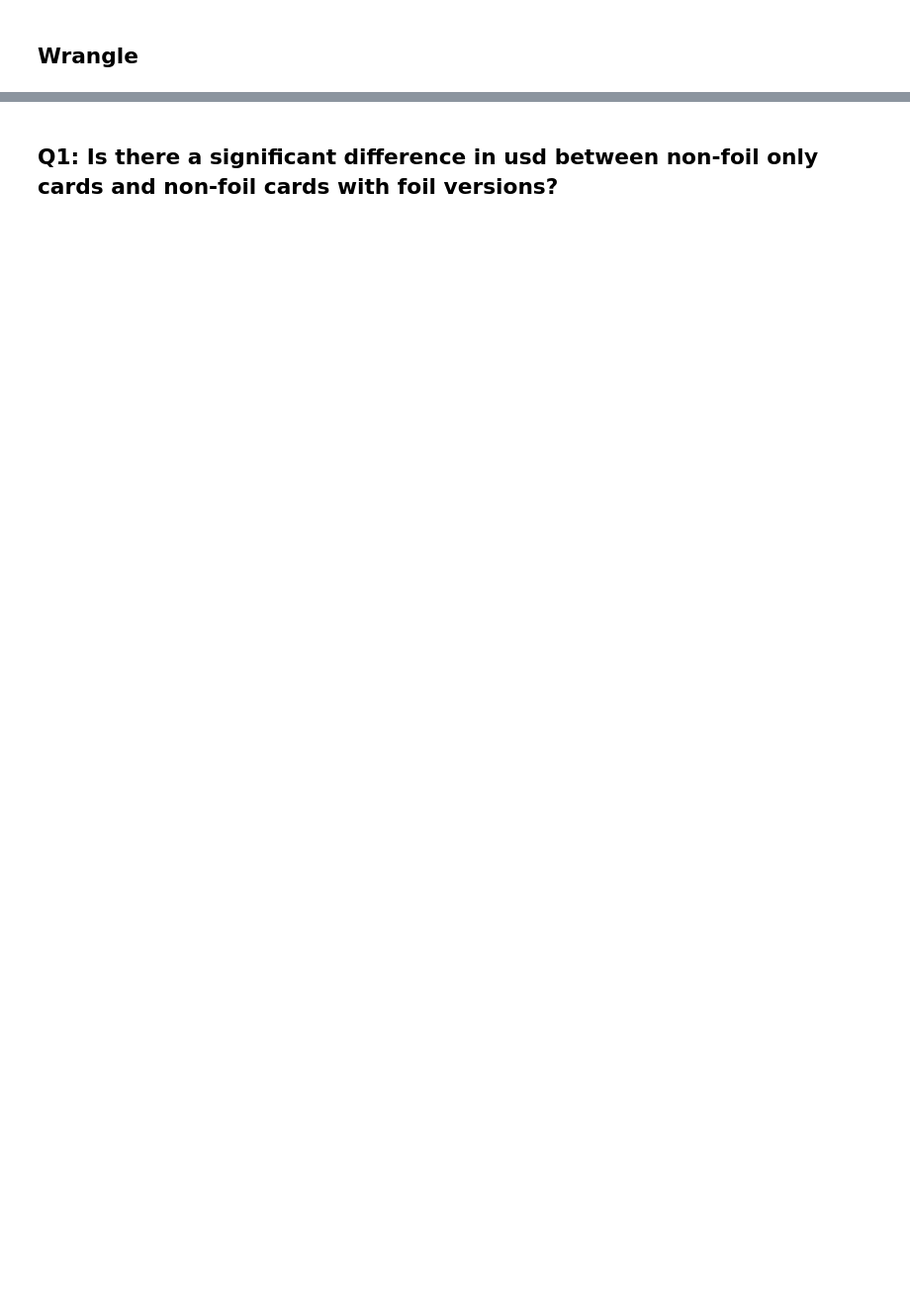
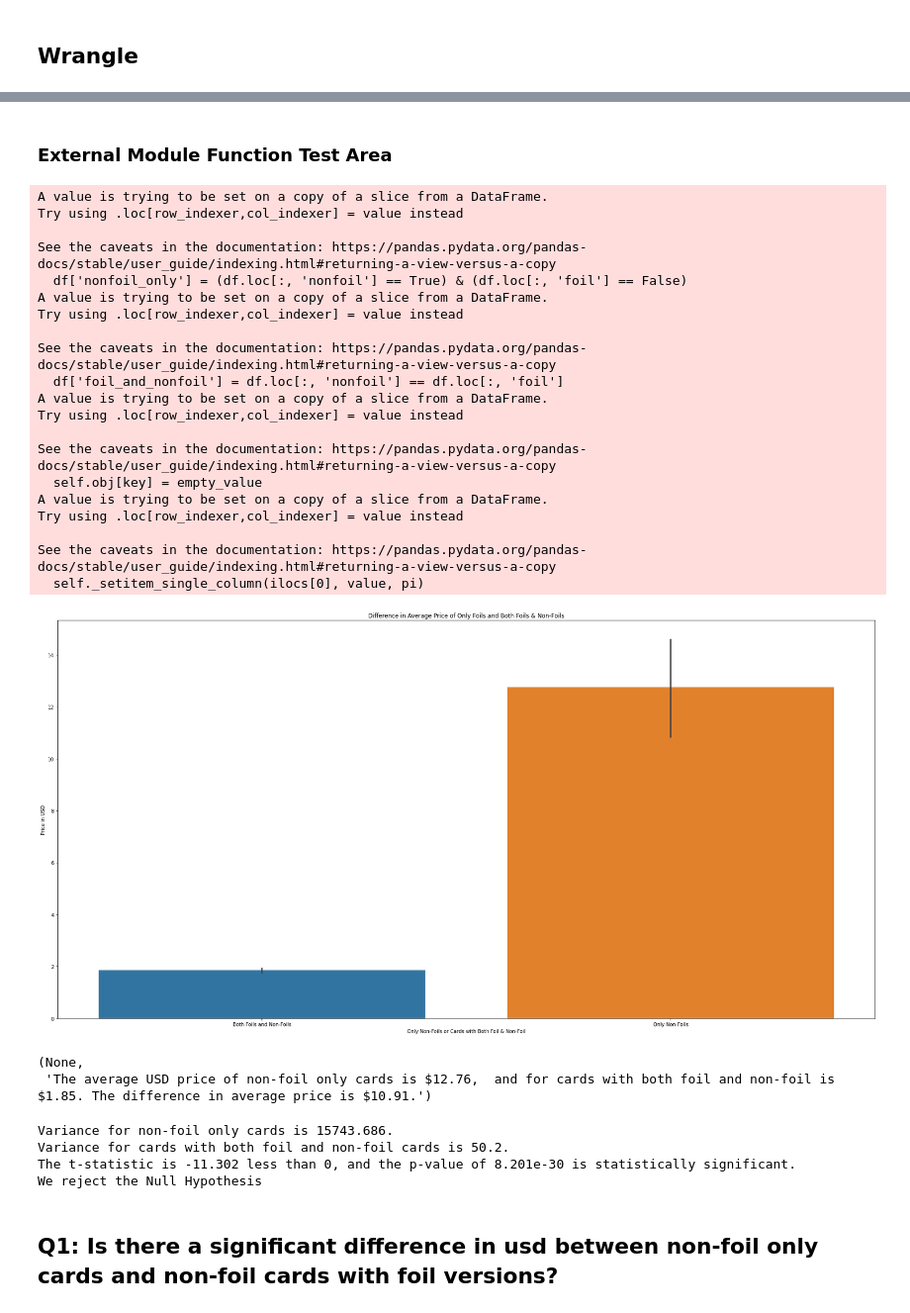
Before and after one commit to Jemison-DavidJasonStephenVasiliy/MTG-Project, a Jupyter notebook: Jason/new_scratchbook.ipynb, the cells around one changed output, grey strips where cells are left out. Shown at 99% size. Drawn from its saved outputs; the diff is of its cells as text; code cells hidden in the pictures; blank space fills up the shorter version.

```diff
--- a/Jason/new_scratchbook.ipynb
+++ b/Jason/new_scratchbook.ipynb
@@ -34,3 +50,38 @@ train.shape, validate.shape, test.shape
+# %% [markdown]
+### External Module Function Test Area
+# %%
+explore.nonfoil_only_or_not_viz(train)
+# %% [output]
+A value is trying to be set on a copy of a slice from a DataFrame.
+Try using .loc[row_indexer,col_indexer] = value instead
+
+See the caveats in the documentation: https://pandas.pydata.org/pandas-docs/stable/user_guide/indexing.html#returning-a-view-versus-a-copy
+  df['nonfoil_only'] = (df.loc[:, 'nonfoil'] == True) & (df.loc[:, 'foil'] == False)
+A value is trying to be set on a copy of a slice from a DataFrame.
+Try using .loc[row_indexer,col_indexer] = value instead
+
+See the caveats in the documentation: https://pandas.pydata.org/pandas-docs/stable/user_guide/indexing.html#returning-a-view-versus-a-copy
+  df['foil_and_nonfoil'] = df.loc[:, 'nonfoil'] == df.loc[:, 'foil']
+A value is trying to be set on a copy of a slice from a DataFrame.
+Try using .loc[row_indexer,col_indexer] = value instead
+
+See the caveats in the documentation: https://pandas.pydata.org/pandas-docs/stable/user_guide/indexing.html#returning-a-view-versus-a-copy
+  self.obj[key] = empty_value
+A value is trying to be set on a copy of a slice from a DataFrame.
+Try using .loc[row_indexer,col_indexer] = value instead
+
+See the caveats in the documentation: https://pandas.pydata.org/pandas-docs/stable/user_guide/indexing.html#returning-a-view-versus-a-copy
+  self._setitem_single_column(ilocs[0], value, pi)
+[figure, added]
+(None,
+ 'The average USD price of non-foil only cards is $12.76,  and for cards with both foil and non-foil is $1.85. The difference in average price is $10.91.')
+# %%
+explore.q1_hypothesis_test(train)
+# %% [output]
+Variance for non-foil only cards is 15743.686.
+Variance for cards with both foil and non-foil cards is 50.2.
+The t-statistic is -11.302 less than 0, and the p-value of 8.201e-30 is statistically significant.
+We reject the Null Hypothesis
 # %% [markdown]
 ## Q1: Is there a significant difference in usd between non-foil only cards and non-foil cards with foil versions?
 # %% [markdown]
```
Also changed, not shown: parts of 90 cells of this notebook, 4 other files.
